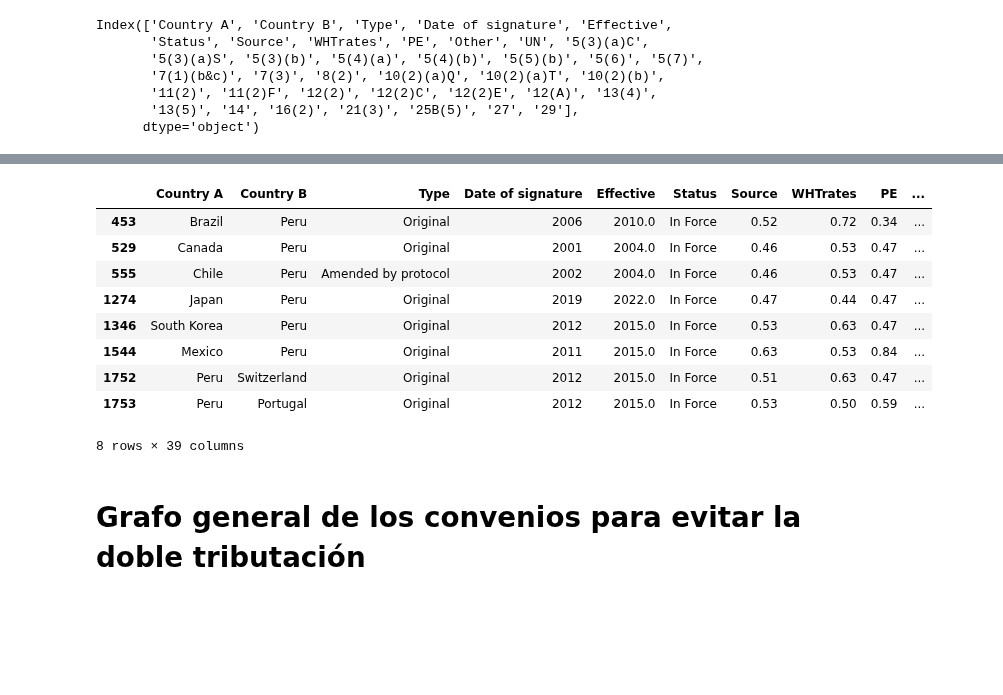
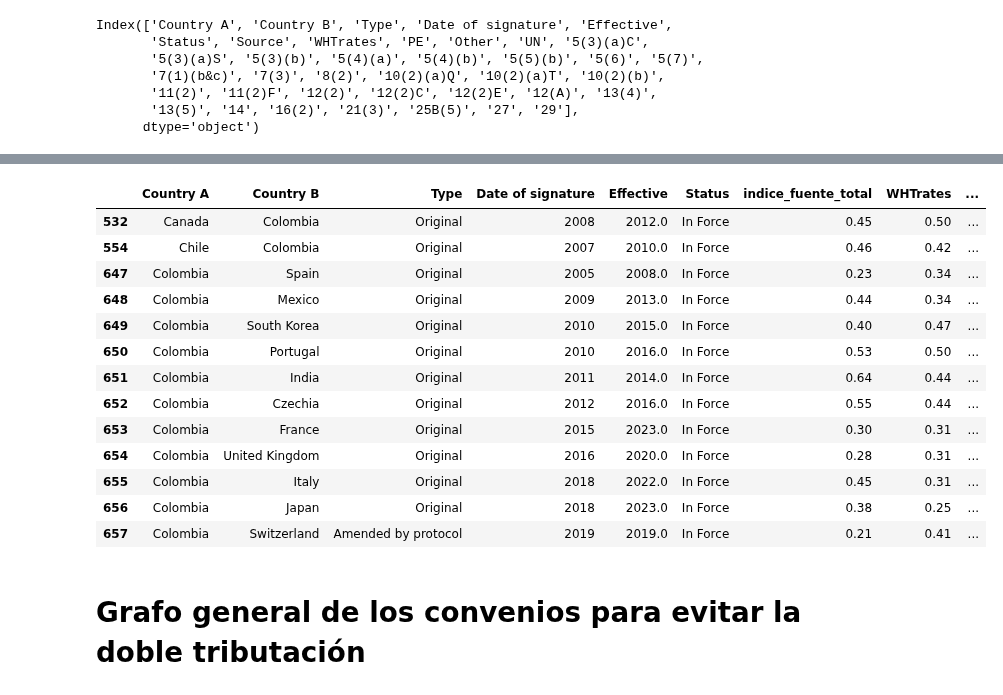
Before and after one commit to hubcborja/Trabajo_grado_ECIJG, a Jupyter notebook: Graficacion_red_convenios_Doble_Tributacion.ipynb, the cells around one changed output, grey strips where cells are left out. Saved outputs shown, nothing was run; the diff lists cells and outputs as text; code cells hidden in the pictures; blank space fills up the shorter version.

```diff
--- a/Graficacion_red_convenios_Doble_Tributacion.ipynb
+++ b/Graficacion_red_convenios_Doble_Tributacion.ipynb
@@ -10,6 +10,7 @@ import numpy as np
 import networkx as nx
 import matplotlib.pyplot as plt
 import matplotlib.cm as cm
+pd.set_option('display.max_columns', None)
 # %% [markdown]
 ## Importación datos
 
@@ -37,3 +37,44 @@ Index(['Country A', 'Country B', 'Type', 'Date of signature', 'Effective',
        '11(2)', '11(2)F', '12(2)', '12(2)C', '12(2)E', '12(A)', '13(4)',
        '13(5)', '14', '16(2)', '21(3)', '25B(5)', '27', '29'],
       dtype='object')
+# %%
+# diccionario nombre de las columnas con artículo a nombre del artículo
+renombrar_columnas = {
+    'Source': 'indice_fuente_total',                   # Que tanto beneficia al pais fuente
+    'PE': 'indice_establecimiento_permanente',         # Que tanto se le cobran a los establecimientos permanentes
+    'WHT Rates': 'indice_tasas_retencion',             # Que tanto tienen de topes las tasas de retención
+    'Other': 'indice_otros_derechos',                  # Indice de los otros derechos del convenio
+    'UN': 'indice_modelo_onu',                          # Que tanto se parece al modelo ONU (que favorece a los estado en desarrollo)
+    '5(3)(a)C': 'duracion_ep_construccion_meses',      # Construction PE length
+    '5(3)(a)S': 'actividades_supervision_ep',          # Supervisory activities in PE
+    '5(3)(b)': 'duracion_ep_servicios_meses',          # Service PE length
+    '5(4)(a)': 'instalaciones_entrega_excluidas_ep',   # Delivery facilities excluded
+    '5(4)(b)': 'inventario_entrega_excluido_ep',       # Delivery stock excluded
+    '5(5)(b)': 'agente_con_inventario_ep',             # Agent maintaining stock included
+    '5(6)': 'corredor_seguros_ep',                     # Insurance broker included
+    '5(7)': 'extension_agente_dependiente_ep',         # Dependent agent extension
+    '7(1)(b&c)': 'fuerza_atraccion_limitada',          # Limited force of attraction
+    '7(3)': 'sin_deduccion_pagos_matriz',              # No deduction payments to head office
+    '8(2)': 'impuesto_transporte_maritimo',            # Shared taxing right shipping
+    '10(2)(a)Q': 'tasa_retencion_dividendos_calificados', # Qualifying dividend WHT rate
+    '10(2)(a)T': 'umbral_participacion_dividendos',    # Threshold for qualified dividends
+    '10(2)(b)': 'tasa_retencion_dividendos_portafolio',# Portfolio dividend WHT rate
+    '11(2)': 'tasa_retencion_intereses',               # Interest WHT rate
+    '11(2)F': 'tasa_retencion_intereses_financieras',  # Financial inst. interest rate
+    '12(2)': 'tasa_retencion_regalias',                # Royalties WHT rate
+    '12(2)C': 'tasa_retencion_regalias_derechos_autor',# Copyright royalties rate
+    '12(2)E': 'tasa_retencion_regalias_equipos',       # Equipment royalties rate
+    '12(A)': 'tasa_retencion_servicios_tecnicos',      # Technical service fees rate
+    '13(4)': 'ganancia_capital_inmobiliaria',          # Capital gains (land rich)
+    '13(5)': 'ganancia_capital_otras_acciones',        # Capital gains (other shares)
+    '14': 'servicios_personales_independientes',       # Independent personal services
+    '16(2)': 'oficiales_alta_gerencia',                # Top-level managerial officials
+    '21(3)': 'impuesto_fuente_otros_ingresos',         # Source taxation other income
+    '25B(5)': 'arbitraje_obligatorio_vinculante',      # Mandatory binding arbitration
+    '27': 'asistencia_cobro_impuestos',                # Assistance in tax collection
+    '29': 'regla_general_anti_abuso'                   # General anti-abuse rule (GAAR)
+}
+
+
+base_convenios.rename(columns=renombrar_columnas, inplace=True)
+base_convenios.columns
@@ -40,16 +102,20 @@ Index(['Country A', 'Country B', 'Type', 'Date of signature', 'Effective',
 # %%
-base_convenios.loc[(base_convenios['Country A']=='Peru') | (base_convenios['Country B']=='Peru')]
+base_convenios.loc[(base_convenios['Country A']=='Colombia') | (base_convenios['Country B']=='Colombia')]
 # %% [output]
-|  | Country A | Country B | Type | Date of signature | Effective | Status | Source | WHTrates | PE | ... |
-| 453 | Brazil | Peru | Original | 2006 | 2010.0 | In Force | 0.52 | 0.72 | 0.34 | ... |
-| 529 | Canada | Peru | Original | 2001 | 2004.0 | In Force | 0.46 | 0.53 | 0.47 | ... |
-| 555 | Chile | Peru | Amended by protocol | 2002 | 2004.0 | In Force | 0.46 | 0.53 | 0.47 | ... |
-| 1274 | Japan | Peru | Original | 2019 | 2022.0 | In Force | 0.47 | 0.44 | 0.47 | ... |
-| 1346 | South Korea | Peru | Original | 2012 | 2015.0 | In Force | 0.53 | 0.63 | 0.47 | ... |
-| 1544 | Mexico | Peru | Original | 2011 | 2015.0 | In Force | 0.63 | 0.53 | 0.84 | ... |
-| 1752 | Peru | Switzerland | Original | 2012 | 2015.0 | In Force | 0.51 | 0.63 | 0.47 | ... |
-| 1753 | Peru | Portugal | Original | 2012 | 2015.0 | In Force | 0.53 | 0.50 | 0.59 | ... |
+|  | Country A | Country B | Type | Date of signature | Effective | Status | indice_fuente_total | WHTrates | ... |
+| 532 | Canada | Colombia | Original | 2008 | 2012.0 | In Force | 0.45 | 0.50 | ... |
+| 554 | Chile | Colombia | Original | 2007 | 2010.0 | In Force | 0.46 | 0.42 | ... |
+| 647 | Colombia | Spain | Original | 2005 | 2008.0 | In Force | 0.23 | 0.34 | ... |
+| 648 | Colombia | Mexico | Original | 2009 | 2013.0 | In Force | 0.44 | 0.34 | ... |
+| 649 | Colombia | South Korea | Original | 2010 | 2015.0 | In Force | 0.40 | 0.47 | ... |
+| 650 | Colombia | Portugal | Original | 2010 | 2016.0 | In Force | 0.53 | 0.50 | ... |
+| 651 | Colombia | India | Original | 2011 | 2014.0 | In Force | 0.64 | 0.44 | ... |
+| 652 | Colombia | Czechia | Original | 2012 | 2016.0 | In Force | 0.55 | 0.44 | ... |
+| 653 | Colombia | France | Original | 2015 | 2023.0 | In Force | 0.30 | 0.31 | ... |
+| 654 | Colombia | United Kingdom | Original | 2016 | 2020.0 | In Force | 0.28 | 0.31 | ... |
+| 655 | Colombia | Italy | Original | 2018 | 2022.0 | In Force | 0.45 | 0.31 | ... |
+| 656 | Colombia | Japan | Original | 2018 | 2023.0 | In Force | 0.38 | 0.25 | ... |
+| 657 | Colombia | Switzerland | Amended by protocol | 2019 | 2019.0 | In Force | 0.21 | 0.41 | ... |
-8 rows × 39 columns
 # %% [markdown]
 # Grafo general de los convenios para evitar la doble tributación
 # %%
```
Also changed, not shown: parts of 20 cells of this notebook.
